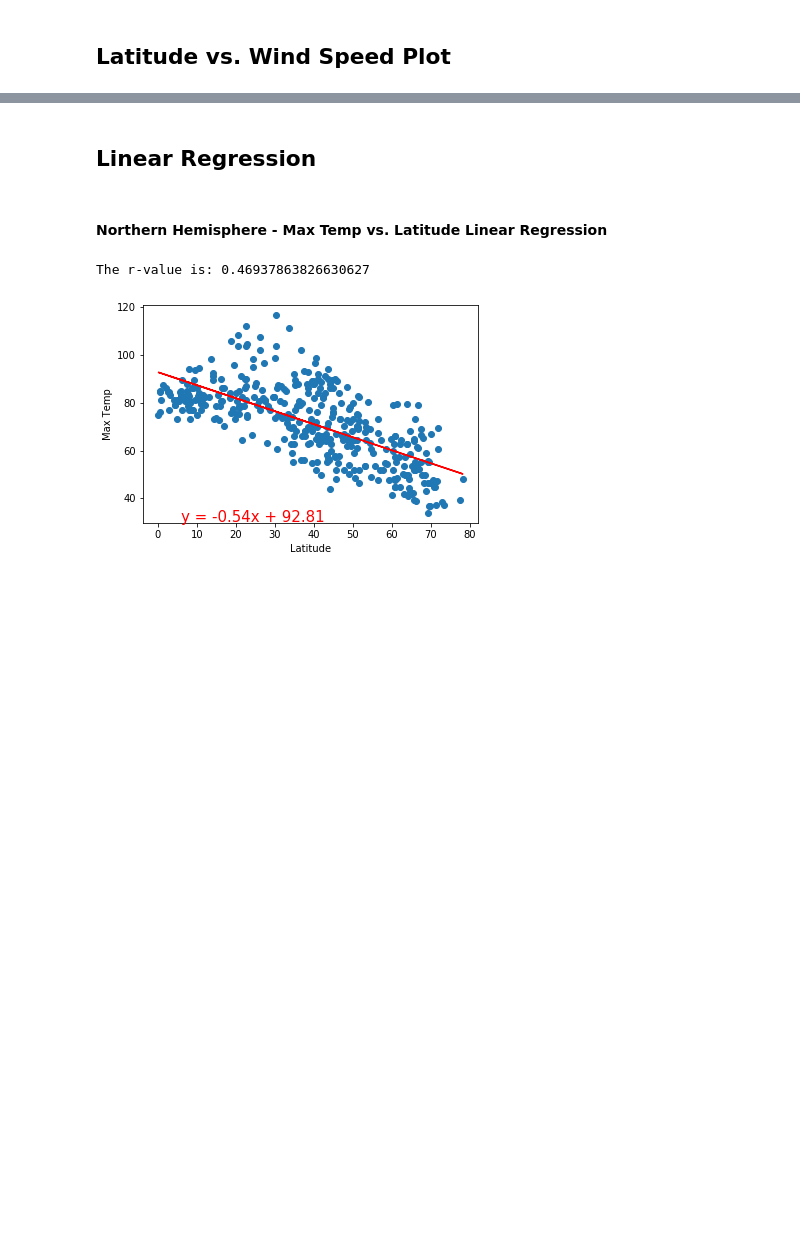
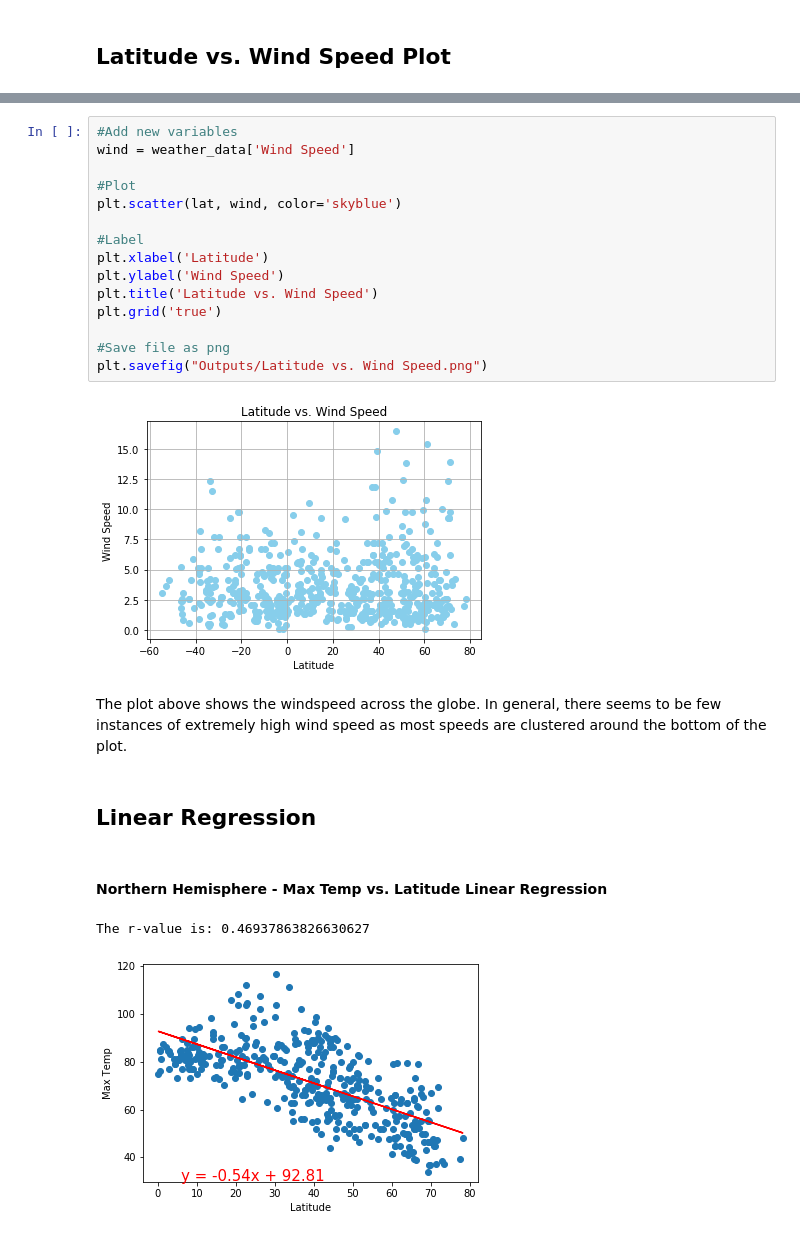
Before and after one commit to kflores56/API-Weather-Analysis, a Jupyter notebook: WeatherPy/WeatherPy.ipynb, the cells around one changed output, grey strips where cells are left out. Drawn from its saved outputs; the diff is of its cells as text; blank space fills up the shorter version.

Commit message:
added descriptions to first round of charts in weatherpy

```diff
--- a/WeatherPy/WeatherPy.ipynb
+++ b/WeatherPy/WeatherPy.ipynb
@@ -278,3 +287,22 @@ plt.grid('true')
+# %%
+#Add new variables
+wind = weather_data['Wind Speed']
+
+#Plot
+plt.scatter(lat, wind, color='skyblue')
+
+#Label
+plt.xlabel('Latitude')
+plt.ylabel('Wind Speed')
+plt.title('Latitude vs. Wind Speed')
+plt.grid('true')
+
+#Save file as png
+plt.savefig("Outputs/Latitude vs. Wind Speed.png")
+# %% [output]
+[figure, added]
+# %% [markdown]
+The plot above shows the windspeed across the globe. In general, there seems to be few instances of extremely high wind speed as most speeds are clustered around the bottom of the plot.
 # %% [markdown]
 ## Linear Regression
 # %% [markdown]
```
Also changed, not shown: parts of 8 cells of this notebook.
